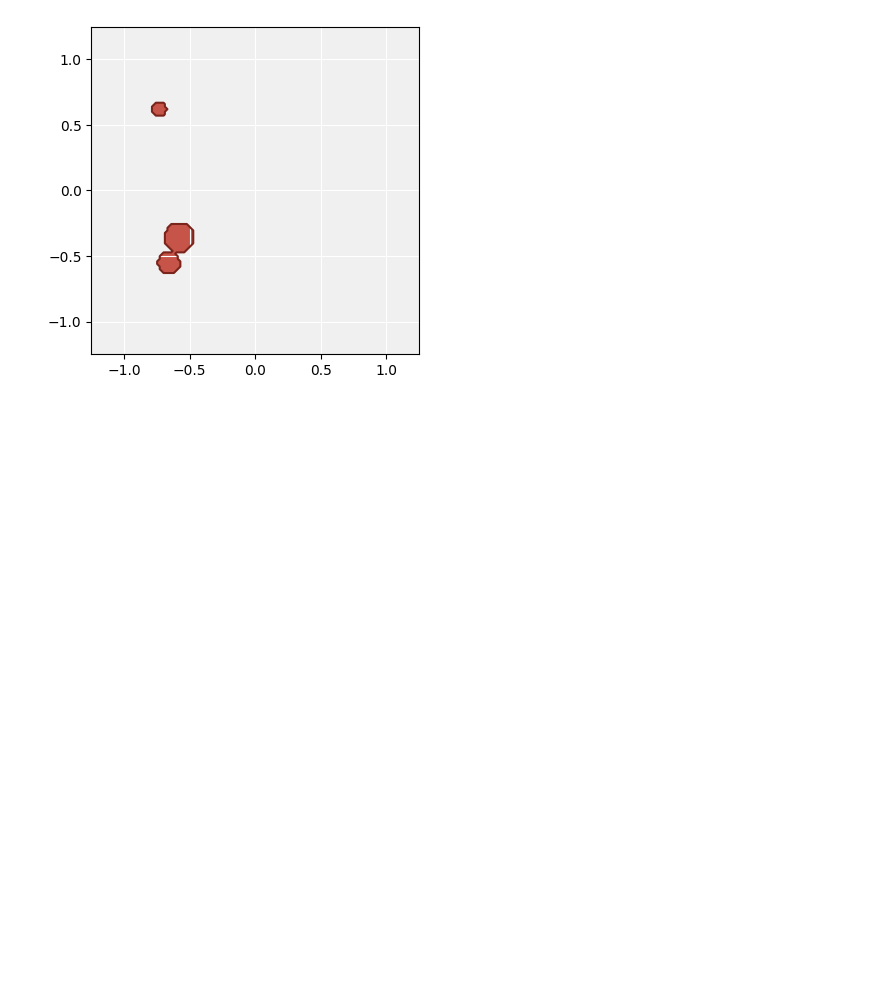
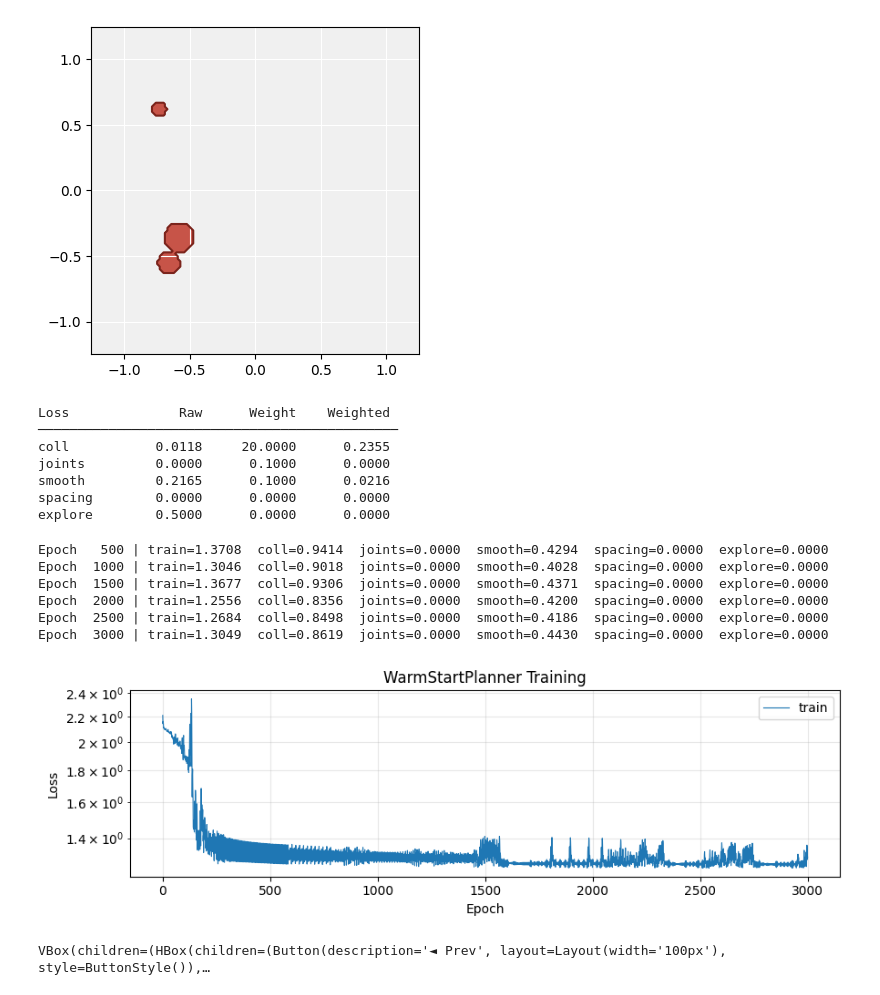
Before and after one commit to mangam-02/Self-Supervised-Learning-for-Robot-Motion-Planning, a Jupyter notebook: src/test.ipynb, the cells around one changed output. Saved outputs shown, nothing was run; the diff lists cells and outputs as text; code cells hidden in the pictures; blank space fills up the shorter version.

Commit message:
Presentation prep

```diff
--- a/src/test.ipynb
+++ b/src/test.ipynb
@@ -164,3 +164,53 @@ visualize_environment(sdf_dataset[idx], grid_length=GRID_LENGTH)
 # %% [output]
 sdf_dataset shape: torch.Size([12000, 1, 128, 128])  —  showing sample 5006
 [figure]
+# %%
+# ---- TEMP: Train model that tunnels through obstacle (for presentation) — DELETE AFTERWARDS ----
+import sys, os
+sys.path.insert(0, os.path.abspath("../external/SimpleArm/src"))
+
+from training import train
+from visualization import browse_trajectories
+
+model_tunnel, _ = train(
+    train_dataset       = "data/training_dataset_1_samples.pt",
+    val_dataset         = None,
+    T                   = 50,
+    C                   = 10,
+    env_encoder_path    = None,
+    state_encoder_path  = None,
+    freeze_encoders     = False,
+    n_epochs            = 3000,
+    batch_size          = 1,
+    lr                  = 1e-3,
+    # High smoothness dominates → arm stays near straight line → tunnels through obstacle
+    w_coll              = 20,
+    w_joints            = 0.1,
+    w_smooth            = 0.1,
+    w_spacing           = 0.0,
+    w_explore           = 0.0,
+    explore_threshold   = 0.5,
+    collision_eps       = 0.05,  # tiny gradient range → no push-away from obstacle
+    dt                  = 0.1,
+    log_every           = 500,
+    device              = None,
+    save_path           = None,
+)
+
+browse_trajectories(model_tunnel, "data/training_dataset_1_samples.pt", animate=True, save_name="tunnel_trajectory.gif")
+# %% [output]
+Loss              Raw      Weight    Weighted
+──────────────────────────────────────────────
+coll           0.0118     20.0000      0.2355
+joints         0.0000      0.1000      0.0000
+smooth         0.2165      0.1000      0.0216
+spacing        0.0000      0.0000      0.0000
+explore        0.5000      0.0000      0.0000
+Epoch   500 | train=1.3708  coll=0.9414  joints=0.0000  smooth=0.4294  spacing=0.0000  explore=0.0000
+Epoch  1000 | train=1.3046  coll=0.9018  joints=0.0000  smooth=0.4028  spacing=0.0000  explore=0.0000
+Epoch  1500 | train=1.3677  coll=0.9306  joints=0.0000  smooth=0.4371  spacing=0.0000  explore=0.0000
+Epoch  2000 | train=1.2556  coll=0.8356  joints=0.0000  smooth=0.4200  spacing=0.0000  explore=0.0000
+Epoch  2500 | train=1.2684  coll=0.8498  joints=0.0000  smooth=0.4186  spacing=0.0000  explore=0.0000
+Epoch  3000 | train=1.3049  coll=0.8619  joints=0.0000  smooth=0.4430  spacing=0.0000  explore=0.0000
+[figure, added]
+VBox(children=(HBox(children=(Button(description='◄ Prev', layout=Layout(width='100px'), style=ButtonStyle()),…
```
Also changed, not shown: parts of 1 cell of this notebook, 3 other files.
